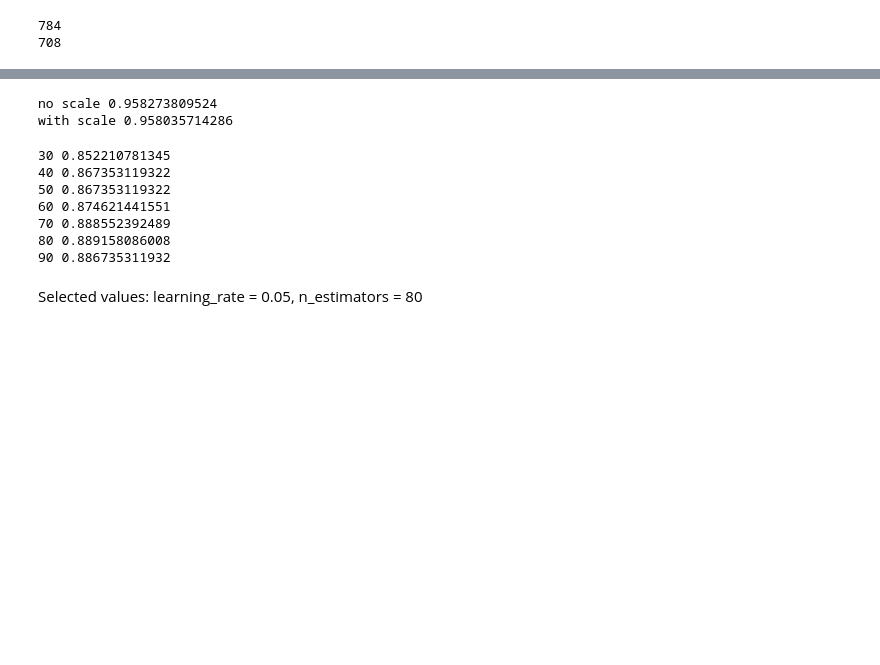
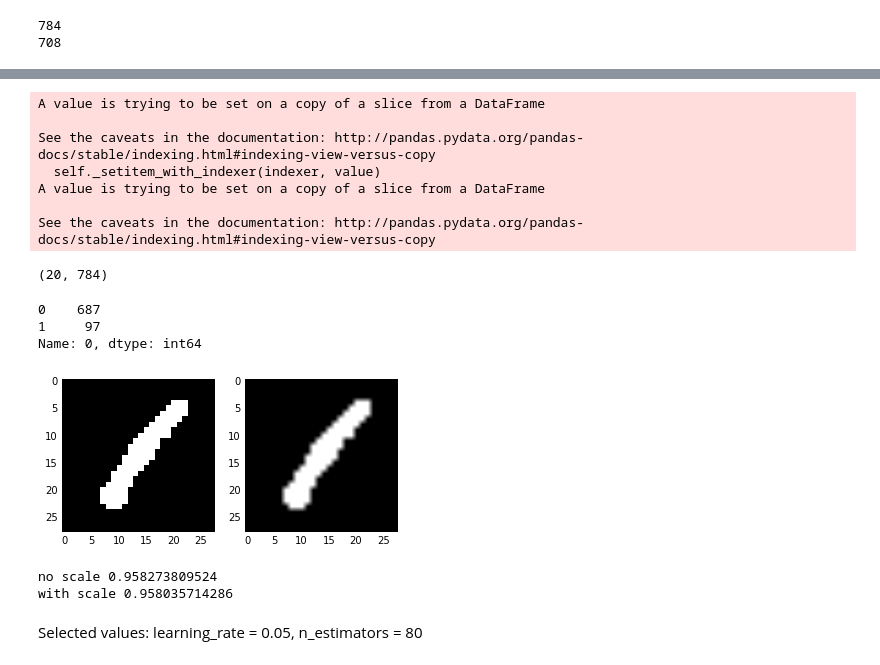
Before and after one commit to SoNicKKK/ML, a Jupyter notebook: Digits/digits.ipynb, the cells around one changed output, grey strips where cells are left out. Cells and saved outputs as stored; diff of their text form; code cells hidden in the pictures; blank space fills up the shorter version.

```diff
--- a/Digits/digits.ipynb
+++ b/Digits/digits.ipynb
@@ -35,3 +77,30 @@ print(len(df_data.columns))
+# %%
+from scipy import misc
+from scipy import ndimage
+X_batch = X.iloc[:20]
+print(X_batch.shape)
+arr = X.iloc[0].values.reshape(28, 28)
+plt.subplots(1, 2)
+plt.subplot(1, 2, 1)
+plt.imshow(arr, cmap=plt.cm.gray, interpolation='nearest')
+eroded_square = ndimage.binary_erosion(arr)
+reconstruction = ndimage.binary_propagation(eroded_square, mask=arr)
+plt.subplot(1, 2, 2)
+plt.imshow(reconstruction, cmap=plt.cm.gray)
+X.iloc[0] = reconstruction.astype(int).ravel()
+# %% [output]
+A value is trying to be set on a copy of a slice from a DataFrame
+
+See the caveats in the documentation: http://pandas.pydata.org/pandas-docs/stable/indexing.html#indexing-view-versus-copy
+  self._setitem_with_indexer(indexer, value)
+A value is trying to be set on a copy of a slice from a DataFrame
+
+See the caveats in the documentation: http://pandas.pydata.org/pandas-docs/stable/indexing.html#indexing-view-versus-copy
+(20, 784)
+0    687
+1     97
+Name: 0, dtype: int64
+[figure, added]
 # %%
 from sklearn.ensemble import RandomForestClassifier
 from sklearn import cross_validation
@@ -49,26 +119,6 @@ print('with scale', sc_scale)
 # %% [output]
 no scale 0.958273809524
 with scale 0.958035714286
-# %%
-df_data_train = df_data.ix[:5000]
-df_target_train = df_target.ix[:5000]
-from sklearn.ensemble import GradientBoostingClassifier
-lr = 0.05
-n_est = 50
-
-for n in np.arange(30, 100, 10):
-    clf = GradientBoostingClassifier(learning_rate=lr, n_estimators=n)
-    X_train, X_test, y_train, y_test = cross_validation.train_test_split(df_data_train, df_target_train, test_size=0.33)
-    clf.fit(X_train, y_train)
-    print(n, clf.score(X_test, y_test))
-# %% [output]
-30 0.852210781345
-40 0.867353119322
-50 0.867353119322
-60 0.874621441551
-70 0.888552392489
-80 0.889158086008
-90 0.886735311932
 # %% [markdown]
 Selected values: learning_rate = 0.05, n_estimators = 80
 # %%
```
Also changed, not shown: parts of 7 cells of this notebook, 3 other files.
